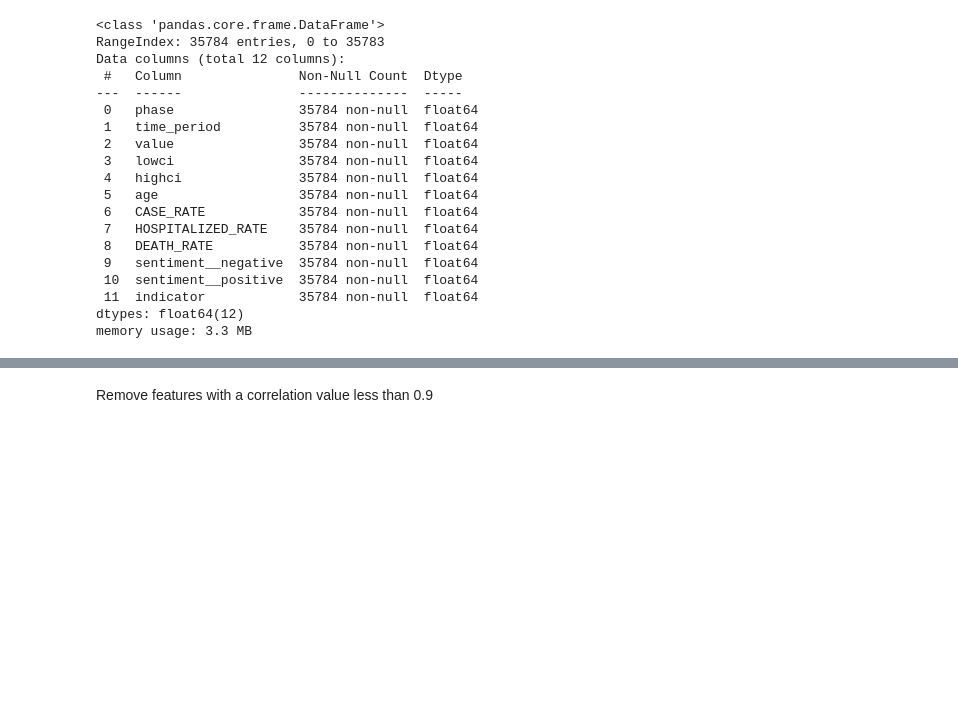
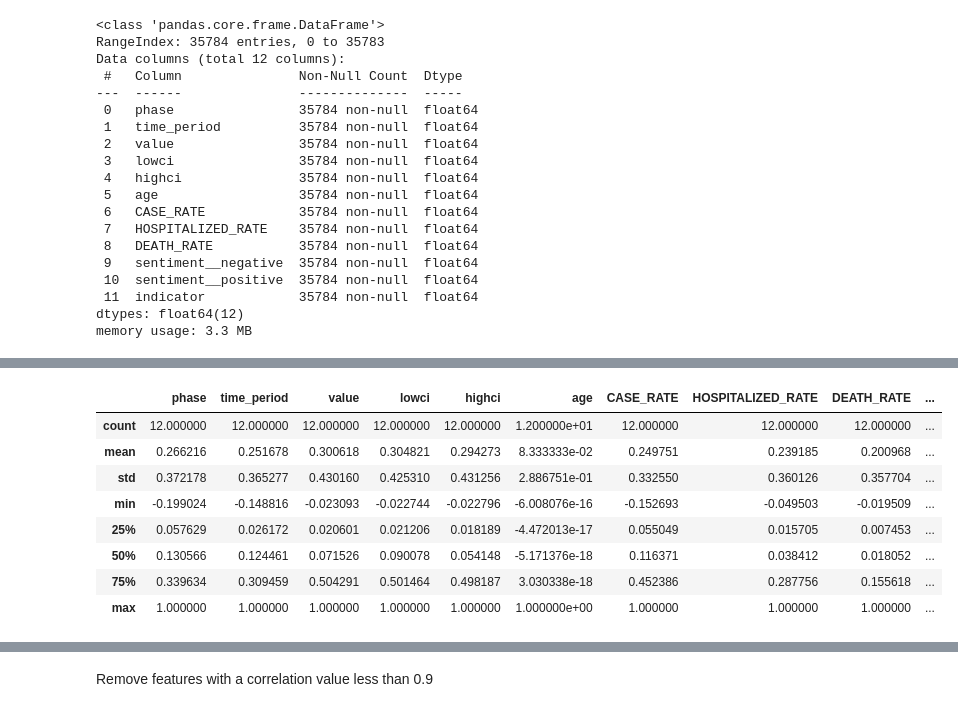
Before and after one commit to christophersingh/Mental-Health-Classification-Research, a Jupyter notebook: Statistical_Significance.ipynb, the cells around one changed output, grey strips where cells are left out. Saved outputs shown, nothing was run; the diff lists cells and outputs as text; code cells hidden in the pictures; blank space fills up the shorter version.

```diff
--- a/Statistical_Significance.ipynb
+++ b/Statistical_Significance.ipynb
@@ -231,6 +231,18 @@ corr
 | sentiment__negative | 1.990241e-01 | 1.488158e-01 | -2.309282e-02 | -2.274351e-02 | -2.279601e-02 | -1.492134e-17 | 1.526932e-01 | 4.950255e-02 | 1.950932e-02 | ... |
 | sentiment__positive | -1.990241e-01 | -1.488158e-01 | 2.309282e-02 | 2.274351e-02 | 2.279601e-02 | -3.658805e-17 | -1.526932e-01 | -4.950255e-02 | -1.950932e-02 | ... |
 | indicator | -6.160757e-20 | 0.000000e+00 | 3.405544e-01 | 3.410254e-01 | 3.366559e-01 | -2.799565e-19 | 2.638129e-19 | -2.181751e-19 | 6.413899e-19 | ... |
+# %%
+corr.describe()
+# %% [output]
+|  | phase | time_period | value | lowci | highci | age | CASE_RATE | HOSPITALIZED_RATE | DEATH_RATE | ... |
+| count | 12.000000 | 12.000000 | 12.000000 | 12.000000 | 12.000000 | 1.200000e+01 | 12.000000 | 12.000000 | 12.000000 | ... |
+| mean | 0.266216 | 0.251678 | 0.300618 | 0.304821 | 0.294273 | 8.333333e-02 | 0.249751 | 0.239185 | 0.200968 | ... |
+| std | 0.372178 | 0.365277 | 0.430160 | 0.425310 | 0.431256 | 2.886751e-01 | 0.332550 | 0.360126 | 0.357704 | ... |
+| min | -0.199024 | -0.148816 | -0.023093 | -0.022744 | -0.022796 | -6.008076e-16 | -0.152693 | -0.049503 | -0.019509 | ... |
+| 25% | 0.057629 | 0.026172 | 0.020601 | 0.021206 | 0.018189 | -4.472013e-17 | 0.055049 | 0.015705 | 0.007453 | ... |
+| 50% | 0.130566 | 0.124461 | 0.071526 | 0.090078 | 0.054148 | -5.171376e-18 | 0.116371 | 0.038412 | 0.018052 | ... |
+| 75% | 0.339634 | 0.309459 | 0.504291 | 0.501464 | 0.498187 | 3.030338e-18 | 0.452386 | 0.287756 | 0.155618 | ... |
+| max | 1.000000 | 1.000000 | 1.000000 | 1.000000 | 1.000000 | 1.000000e+00 | 1.000000 | 1.000000 | 1.000000 | ... |
 # %%
 sns.heatmap(corr)
 # %% [output]
```
Also changed, not shown: parts of 6 cells of this notebook.
